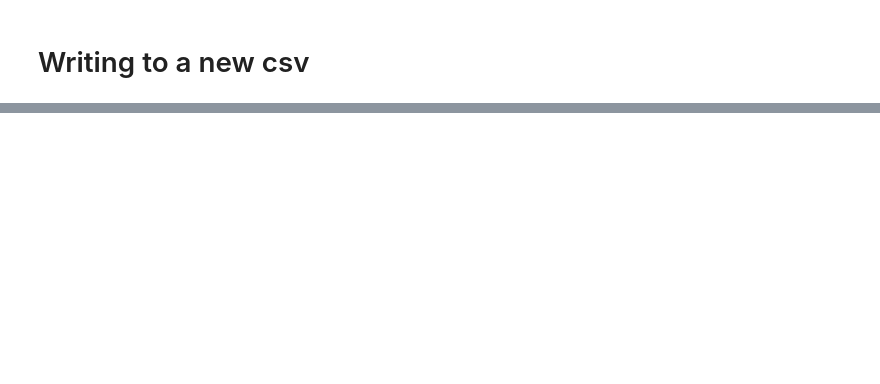
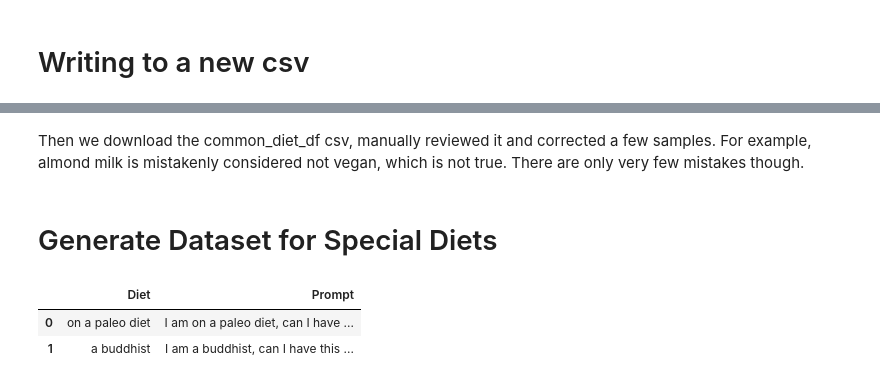
Before and after one commit to nickkluong/mids-w266-spring2024-finalproject-NLVL, a Jupyter notebook: data_wrangling.ipynb, the cells around one changed output, grey strips where cells are left out. Cells and saved outputs as stored; diff of their text form; code cells hidden in the pictures; blank space fills up the shorter version.

```diff
--- a/data_wrangling.ipynb
+++ b/data_wrangling.ipynb
@@ -159,0 +219,38 @@ df_branded_food.to_csv('data.csv', index=False)
+# %% [markdown]
+Then we download the common_diet_df csv, manually reviewed it and corrected a few samples. For example, almond milk is mistakenly considered not vegan, which is not true. There are only very few mistakes though.
+# %% [markdown]
+# Generate Dataset for Special Diets
+# %%
+rare_dietary_restr = [
+    "Alpha-gal Syndrome",
+    "Histamine Intolerance",
+    "favism",
+    "with Phenylketonuria",
+    "sensitive to nickel",
+    "not feeling like mushroom",
+    "don't like spinach",
+    "a buddhist",
+    "a muslim",
+    'Hindu',
+    "on keto",
+    "on a paleo diet"
+]
+
+rare_samples = []
+for _ in range(500):
+    diet = random.choice(rare_dietary_restr)
+    row = df.sample(n=1).iloc[0]
+    prompt = generate_prompt(row, diet=diet)
+    rare_samples.append([diet, prompt])
+
+rare_samples_df = pd.DataFrame(rare_samples, columns=["Diet", "Prompt"])
+
+# Save the DataFrame to a CSV file for manual review
+csv_file_path = "rare_dietary_samples.csv"
+rare_samples_df.to_csv(csv_file_path, index=False)
+
+rare_samples_df.head(2)
+# %% [output]
+|  | Diet | Prompt |
+| 0 | on a paleo diet | I am on a paleo diet, can I have ... |
+| 1 | a buddhist | I am a buddhist, can I have this ... |
```
Also changed, not shown: parts of 19 cells of this notebook, 2 other files.
